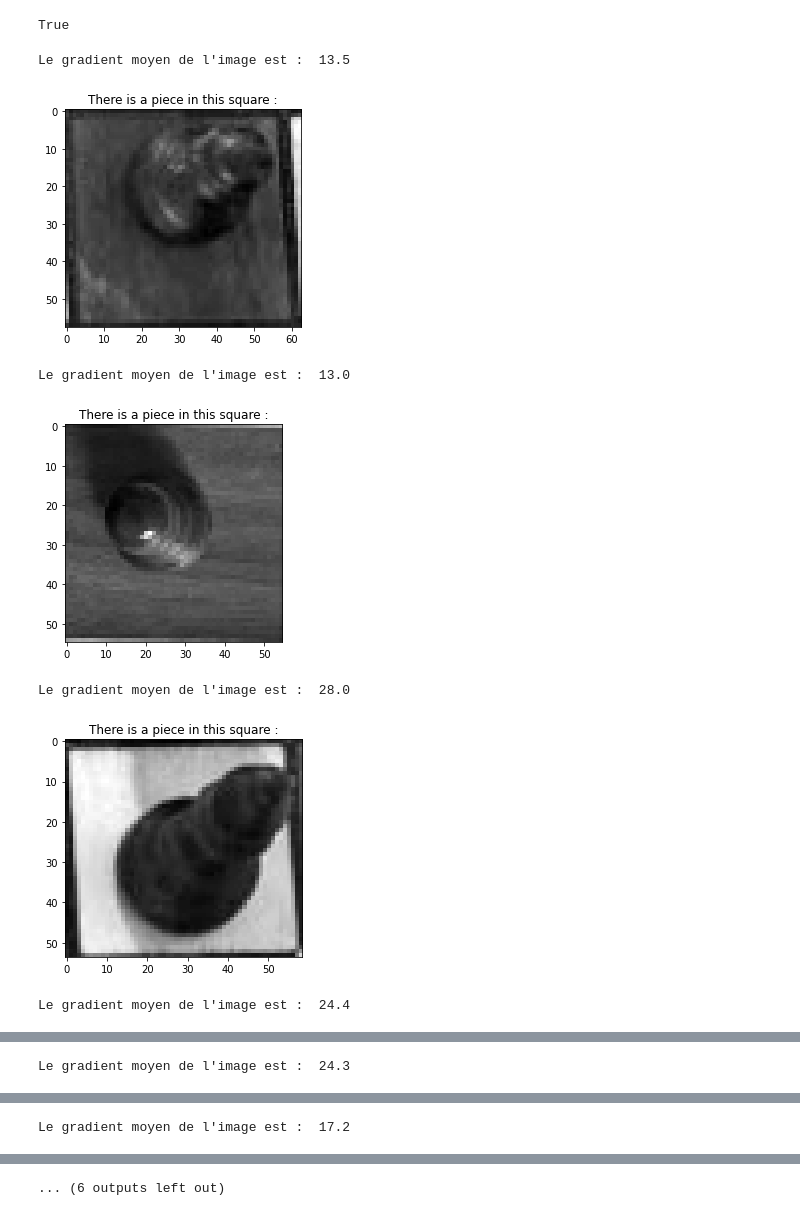
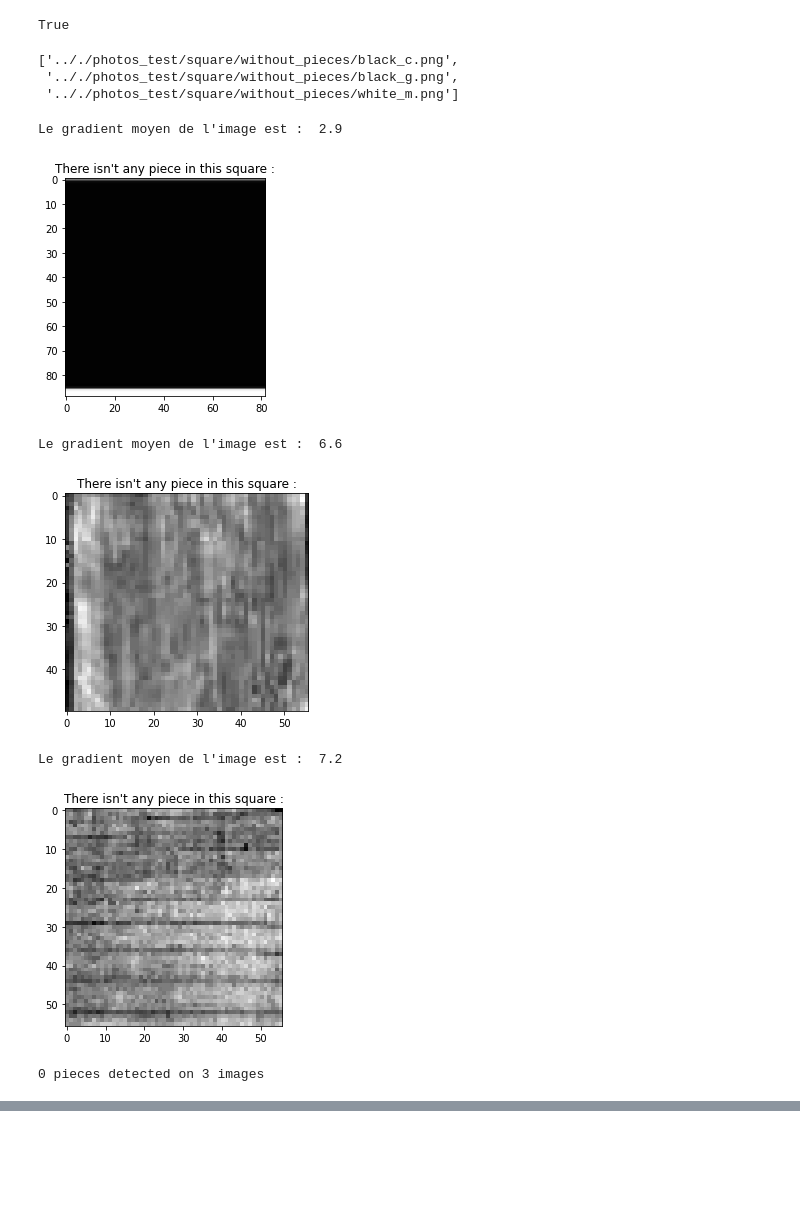
Before and after one commit to GuilhemPrince/VisualChess, a Jupyter notebook: code/piece_detection.ipynb, the cells around one changed output, grey strips where cells are left out. Cells and saved outputs as stored; diff of their text form; code cells hidden in the pictures; blank space fills up the shorter version.

Commit message:
Trying to work with utils.py file

```diff
--- a/code/piece_detection.ipynb
+++ b/code/piece_detection.ipynb
@@ -78,22 +51,36 @@ Le gradient moyen de l'image est :  2.9
 Le gradient moyen de l'image est :  24.3
 [figure]
 True
+# %%
+empty_squares_path = '.././photos_test/square/without_pieces/'
+pieces_path = '.././photos_test/square/with_pieces/'
+
+def get_list_img_path(folder_path):
+    elements = sorted(os.listdir(folder_path))
+    imgs_path = [folder_path + img_name for img_name in elements]
+    return imgs_path
+
+utils.get_list_img_path(empty_squares_path)
+# %% [output]
+['.././photos_test/square/without_pieces/black_c.png',
+ '.././photos_test/square/without_pieces/black_g.png',
+ '.././photos_test/square/without_pieces/white_m.png']
 # %%
-empty_squares_path = '.././photos_test/square/without_pieces/'
-pieces_path = '.././photos_test/square/with_pieces/'
-
 def get_result_for_folder(folder_path):
-    img_paths = get_img_path(folder_path)
+    img_paths = get_list_img_path(folder_path)
+    nb_img = len(img_paths)
+    pieces_detected = 0
     for img_path in img_paths:
         img = cv2.imread(img_path,0)
-        show_img_and_piece_presence(img)
+        pieces_detected += show_img_and_piece_presence(img)
+    print(pieces_detected, 'pieces detected on', nb_img, 'images' )
 
-get_result_for_folder(pieces_path)
+get_result_for_folder(empty_squares_path)
 # %% [output]
-Le gradient moyen de l'image est :  13.5
+Le gradient moyen de l'image est :  2.9
-[figure, old version]
+[figure, new version]
-Le gradient moyen de l'image est :  13.0
+Le gradient moyen de l'image est :  6.6
-[figure, old version]
+[figure, new version]
-Le gradient moyen de l'image est :  28.0
+Le gradient moyen de l'image est :  7.2
-[figure, old version]
+[figure, new version]
-Le gradient moyen de l'image est :  24.4
+0 pieces detected on 3 images
@@ -101 +86,0 @@ Le gradient moyen de l'image est :  24.4
-Le gradient moyen de l'image est :  24.3
@@ -103 +86,0 @@ Le gradient moyen de l'image est :  24.3
-Le gradient moyen de l'image est :  17.2
@@ -105 +86,0 @@ Le gradient moyen de l'image est :  17.2
-... (6 outputs left out)
```
Also changed, not shown: parts of 3 cells of this notebook, 2 other files.
